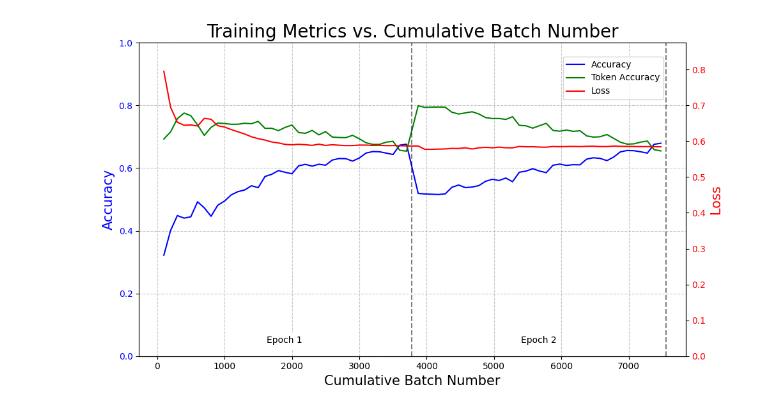
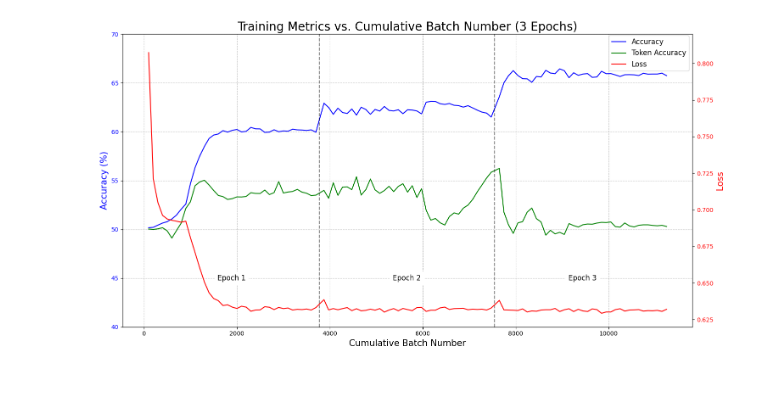
Before and after one commit to Tom-900/atacFormer, a Jupyter notebook: visualize.ipynb, the cells around one changed output. Cells and saved outputs as stored; diff of their text form; code cells hidden in the pictures; blank space fills up the shorter version.

```diff
--- a/visualize.ipynb
+++ b/visualize.ipynb
@@ -44,47 +54,49 @@ epoch2_token_acc = [0.7992, 0.7937, 0.7946, 0.7950, 0.7944, 0.7783, 0.7728, 0.77
 # %%
-all_batches = epoch1_batches + epoch2_batches
-all_loss = epoch1_loss + epoch2_loss
-all_acc = epoch1_acc + epoch2_acc
-all_token_acc = epoch1_token_acc + epoch2_token_acc
+# Combine all epochs
+all_batches = epoch1_batches + epoch2_batches + epoch3_batches
+all_loss = epoch1_loss + epoch2_loss + epoch3_loss
+all_acc = epoch1_acc + epoch2_acc + epoch3_acc
+all_token_acc = epoch1_token_acc + epoch2_token_acc + epoch3_token_acc
 
 # Create figure and primary axis
-fig, ax1 = plt.subplots(figsize=(10, 6))
+fig, ax1 = plt.subplots(figsize=(15, 8))
 
 # Plot accuracy metrics on primary axis (left)
 ax1.plot(all_batches, all_acc, 'b-', label='Accuracy')
 ax1.plot(all_batches, all_token_acc, 'g-', label='Token Accuracy')
 ax1.set_xlabel('Cumulative Batch Number', fontsize=15)
-ax1.set_ylabel('Accuracy', color='b', fontsize=15)
+ax1.set_ylabel('Accuracy (%)', color='b', fontsize=15)
 ax1.tick_params(axis='y', labelcolor='b')
-ax1.set_ylim(0, 1)
+ax1.set_ylim(40, 70)  # Adjusted y-axis range for accuracy
 ax1.grid(True, linestyle='--', alpha=0.7)
 
 # Create secondary axis for loss (right)
 ax2 = ax1.twinx()
 ax2.plot(all_batches, all_loss, 'r-', label='Loss')
 ax2.set_ylabel('Loss', color='r', fontsize=15)
 ax2.tick_params(axis='y', labelcolor='r')
-ax2.set_ylim(0, max(all_loss)*1.1)  # Add 10% padding at top
+ax2.set_ylim(0.62, 0.82)  # Adjusted y-axis range for loss
 
 # Add title and legend
-plt.title('Training Metrics vs. Cumulative Batch Number', fontsize=20)
-fig.legend(loc='upper right', bbox_to_anchor=(0.9, 0.9))
+plt.title('Training Metrics vs. Cumulative Batch Number (3 Epochs)', fontsize=20)
+fig.legend(loc='upper right', bbox_to_anchor=(0.94, 0.95), fontsize=12)
 
 # Add vertical lines and labels for epoch boundaries
 ax1.axvline(x=3774, color='k', linestyle='--', alpha=0.5)
-ax1.text(3774/2, 0.05, 'Epoch 1', ha='center', va='center', backgroundcolor='w')
-ax1.text(3774 + (7548-3774)/2, 0.05, 'Epoch 2', ha='center', va='center', backgroundcolor='w')
 ax1.axvline(x=7548, color='k', linestyle='--', alpha=0.5)
+ax1.text(3774/2, 45, 'Epoch 1', ha='center', va='center', backgroundcolor='w', fontsize=12)
+ax1.text(3774 + (7548-3774)/2, 45, 'Epoch 2', ha='center', va='center', backgroundcolor='w', fontsize=12)
+ax1.text(7548 + (11322-7548)/2, 45, 'Epoch 3', ha='center', va='center', backgroundcolor='w', fontsize=12)
 
-# Add validation points (from the logs)
-# val_batches = [3774, 7548]  # End of each epoch
-# val_loss = [0.5995, 0.5944]
-# val_acc = [1.1972, 1.1819]
+# # Add validation points (from the logs)
+# val_batches = [3774, 7548, 11322]  # End of each epoch
+# val_loss = [0.6764, 0.6308, 0.6306]
+# val_acc = [49.78, 55.88, 57.83]
 # ax2.plot(val_batches, val_loss, 'ro', markersize=8, label='Validation Loss')
 # ax1.plot(val_batches, val_acc, 'bo', markersize=8, label='Validation Accuracy')
 
 # Adjust layout
 plt.tight_layout()
 plt.show()
 # %% [output]
-[figure, old version]
+[figure, new version]
```
Also changed, not shown: parts of 1 cell of this notebook, 6 other files.
